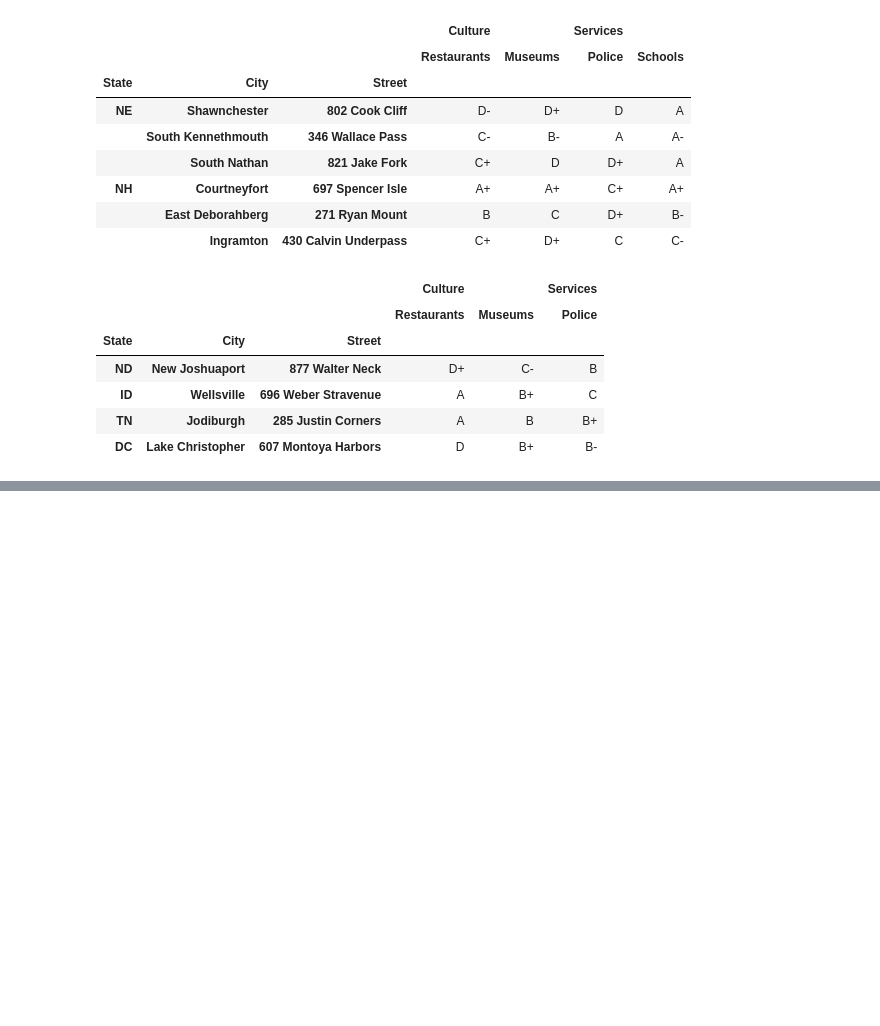
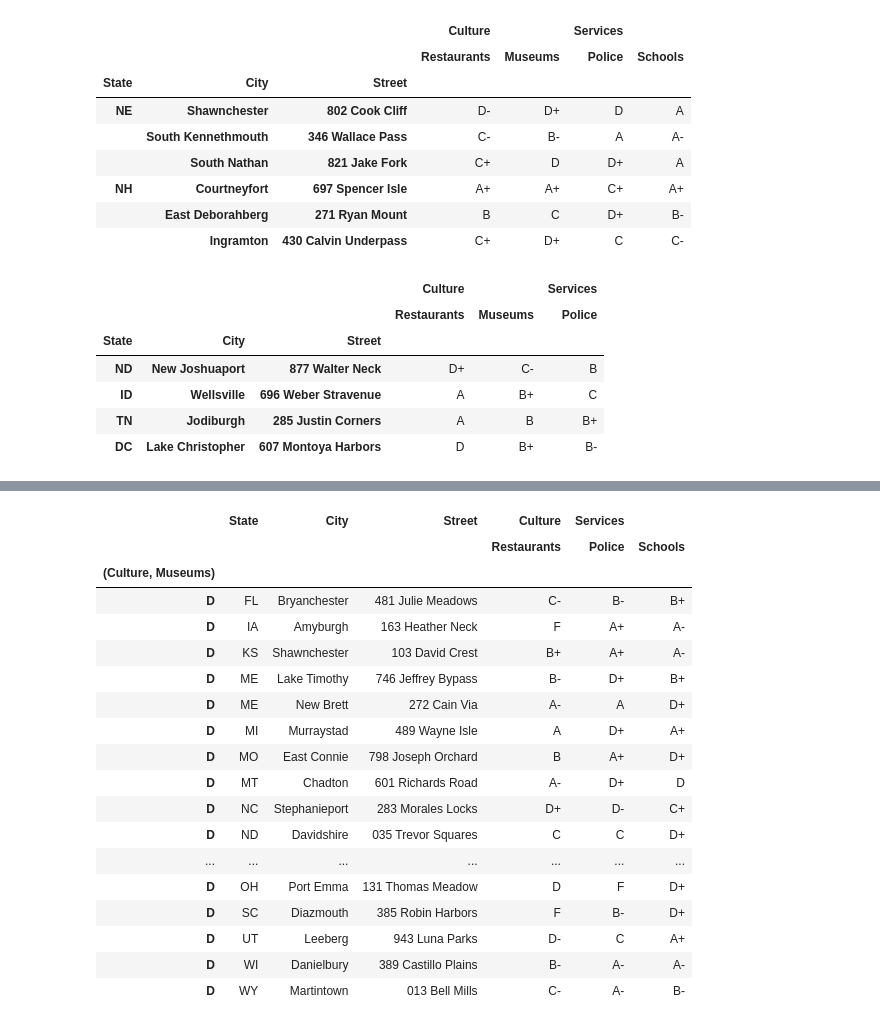
Before and after one commit to Alekhabarov/my_notebooks, a Jupyter notebook: 07_my.ipynb, the cells around one changed output, grey strips where cells are left out. Saved outputs shown, nothing was run; the diff lists cells and outputs as text; code cells hidden in the pictures; blank space fills up the shorter version.

```diff
--- a/07_my.ipynb
+++ b/07_my.ipynb
@@ -136,0 +181,2 @@ neighborhoods.iloc[4:8, 0:3]
+# %%
+neighborhoods = neighborhoods.reset_index()
@@ -136,0 +200,22 @@ neighborhoods.iloc[4:8, 0:3]
+# %%
+neighborhoods.set_index(keys = ('Culture','Museums')).loc['D']
+# %% [output]
+|  | State | City | Street | Culture | Services |  |
+|  |  |  |  | Restaurants | Police | Schools |
+| (Culture, Museums) |  |  |  |  |  |  |
+| D | FL | Bryanchester | 481 Julie Meadows | C- | B- | B+ |
+| D | IA | Amyburgh | 163 Heather Neck | F | A+ | A- |
+| D | KS | Shawnchester | 103 David Crest | B+ | A+ | A- |
+| D | ME | Lake Timothy | 746 Jeffrey Bypass | B- | D+ | B+ |
+| D | ME | New Brett | 272 Cain Via | A- | A | D+ |
+| D | MI | Murraystad | 489 Wayne Isle | A | D+ | A+ |
+| D | MO | East Connie | 798 Joseph Orchard | B | A+ | D+ |
+| D | MT | Chadton | 601 Richards Road | A- | D+ | D |
+| D | NC | Stephanieport | 283 Morales Locks | D+ | D- | C+ |
+| D | ND | Davidshire | 035 Trevor Squares | C | C | D+ |
+| ... | ... | ... | ... | ... | ... | ... |
+| D | OH | Port Emma | 131 Thomas Meadow | D | F | D+ |
+| D | SC | Diazmouth | 385 Robin Harbors | F | B- | D+ |
+| D | UT | Leeberg | 943 Luna Parks | D- | C | A+ |
+| D | WI | Danielbury | 389 Castillo Plains | B- | A- | A- |
+| D | WY | Martintown | 013 Bell Mills | C- | A- | B- |
```
Also changed, not shown: parts of 15 cells of this notebook.
